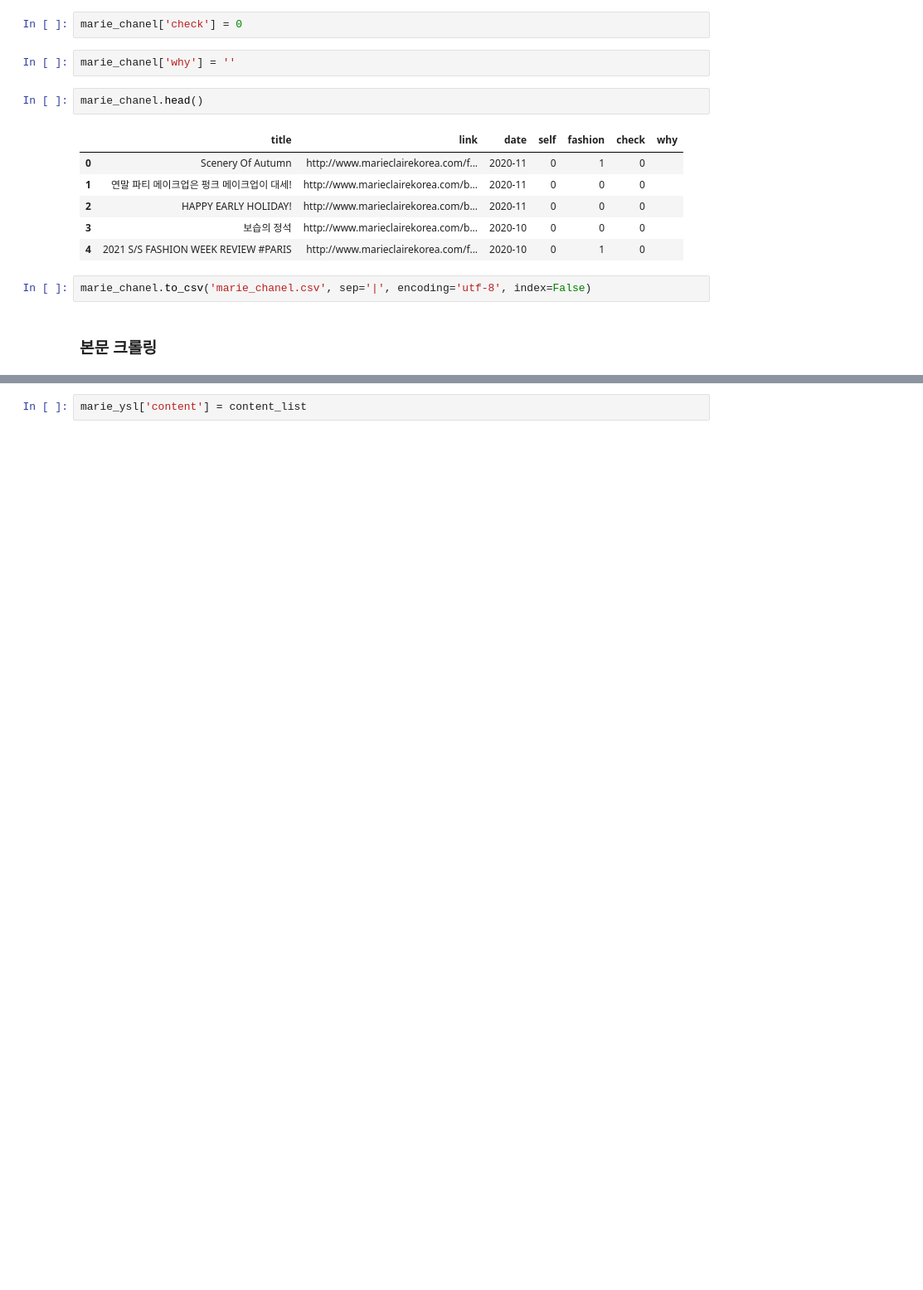
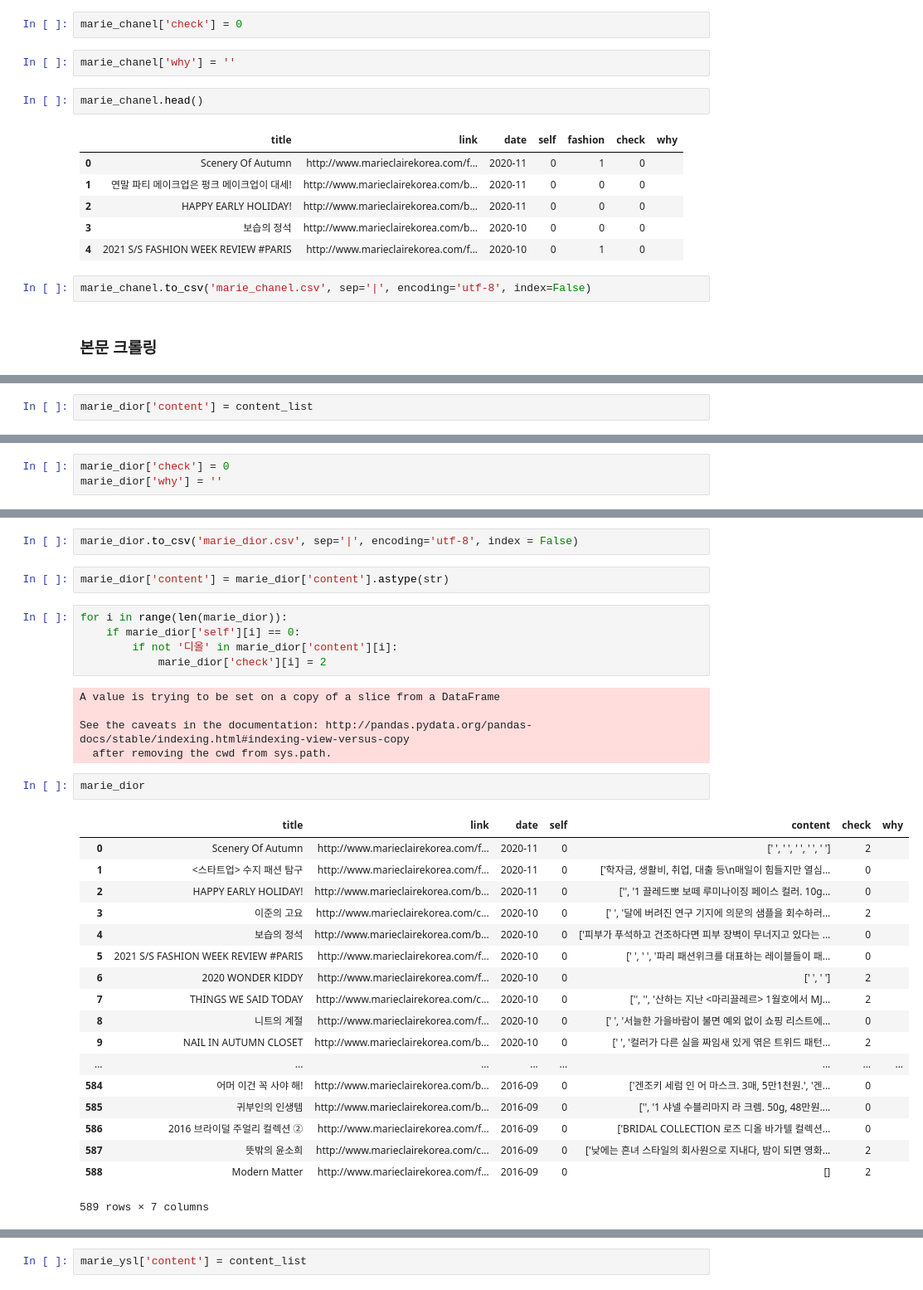
Before and after one commit to sujin29/blande, a Jupyter notebook: crawling_marieclaire.ipynb, the cells around one changed output, grey strips where cells are left out. Shown at 83% size. Cells and saved outputs as stored; diff of their text form; blank space fills up the shorter version.

```diff
--- a/crawling_marieclaire.ipynb
+++ b/crawling_marieclaire.ipynb
@@ -665,0 +826,2 @@ marie_celine = pd.read_csv('marie_celine.csv', encoding='utf-8', sep = '|')
+# %%
+marie_dior['content'] = content_list
@@ -665,0 +849,3 @@ marie_celine = pd.read_csv('marie_celine.csv', encoding='utf-8', sep = '|')
+# %%
+marie_dior['check'] = 0
+marie_dior['why'] = ''
@@ -665,0 +873,35 @@ marie_celine = pd.read_csv('marie_celine.csv', encoding='utf-8', sep = '|')
+# %%
+marie_dior.to_csv('marie_dior.csv', sep='|', encoding='utf-8', index = False)
+# %%
+marie_dior['content'] = marie_dior['content'].astype(str)
+# %%
+for i in range(len(marie_dior)):
+    if marie_dior['self'][i] == 0:
+        if not '디올' in marie_dior['content'][i]:
+            marie_dior['check'][i] = 2
+# %% [output]
+A value is trying to be set on a copy of a slice from a DataFrame
+
+See the caveats in the documentation: http://pandas.pydata.org/pandas-docs/stable/indexing.html#indexing-view-versus-copy
+  after removing the cwd from sys.path.
+# %%
+marie_dior
+# %% [output]
+|  | title | link | date | self | content | check | why |
+| 0 | Scenery Of Autumn | http://www.marieclairekorea.com/f... | 2020-11 | 0 | [' ', ' ', ' ', ' ', ' '] | 2 |  |
+| 1 | <스타트업> 수지 패션 탐구 | http://www.marieclairekorea.com/f... | 2020-11 | 0 | ['학자금, 생활비, 취업, 대출 등\n매일이 힘들지만 열심... | 0 |  |
+| 2 | HAPPY EARLY HOLIDAY! | http://www.marieclairekorea.com/b... | 2020-11 | 0 | ['', '1 끌레드뽀 보떼 루미나이징 페이스 컬러. 10g... | 0 |  |
+| 3 | 이준의 고요 | http://www.marieclairekorea.com/c... | 2020-10 | 0 | [' ', '달에 버려진 연구 기지에 의문의 샘플을 회수하러... | 2 |  |
+| 4 | 보습의 정석 | http://www.marieclairekorea.com/b... | 2020-10 | 0 | ['피부가 푸석하고 건조하다면 피부 장벽이 무너지고 있다는 ... | 0 |  |
+| 5 | 2021 S/S FASHION WEEK REVIEW #PARIS | http://www.marieclairekorea.com/f... | 2020-10 | 0 | [' ', ' ', '파리 패션위크를 대표하는 레이블들이 패... | 0 |  |
+| 6 | 2020 WONDER KIDDY | http://www.marieclairekorea.com/f... | 2020-10 | 0 | [' ', ' '] | 2 |  |
+| 7 | THINGS WE SAID TODAY | http://www.marieclairekorea.com/c... | 2020-10 | 0 | ['', '', '산하는 지난 <마리끌레르> 1월호에서 MJ... | 2 |  |
+| 8 | 니트의 계절 | http://www.marieclairekorea.com/f... | 2020-10 | 0 | [' ', '서늘한 가을바람이 불면 예외 없이 쇼핑 리스트에... | 0 |  |
+| 9 | NAIL IN AUTUMN CLOSET | http://www.marieclairekorea.com/b... | 2020-10 | 0 | [' ', '컬러가 다른 실을 짜임새 있게 엮은 트위드 패턴... | 2 |  |
+| ... | ... | ... | ... | ... | ... | ... | ... |
+| 584 | 어머 이건 꼭 사야 해! | http://www.marieclairekorea.com/b... | 2016-09 | 0 | ['겐조키 세럼 인 어 마스크. 3매, 5만1천원.', '겐... | 0 |  |
+| 585 | 귀부인의 인생템 | http://www.marieclairekorea.com/b... | 2016-09 | 0 | ['', '1 샤넬 수블리마지 라 크렘. 50g, 48만원.... | 0 |  |
+| 586 | 2016 브라이덜 주얼리 컬렉션 ② | http://www.marieclairekorea.com/f... | 2016-09 | 0 | ['BRIDAL COLLECTION 로즈 디올 바가텔 컬렉션... | 0 |  |
+| 587 | 뜻밖의 윤소희 | http://www.marieclairekorea.com/c... | 2016-09 | 0 | ['낮에는 흔녀 스타일의 회사원으로 지내다, 밤이 되면 영화... | 2 |  |
+| 588 | Modern Matter | http://www.marieclairekorea.com/f... | 2016-09 | 0 | [] | 2 |  |
+589 rows × 7 columns
```
Also changed, not shown: parts of 35 cells of this notebook.
